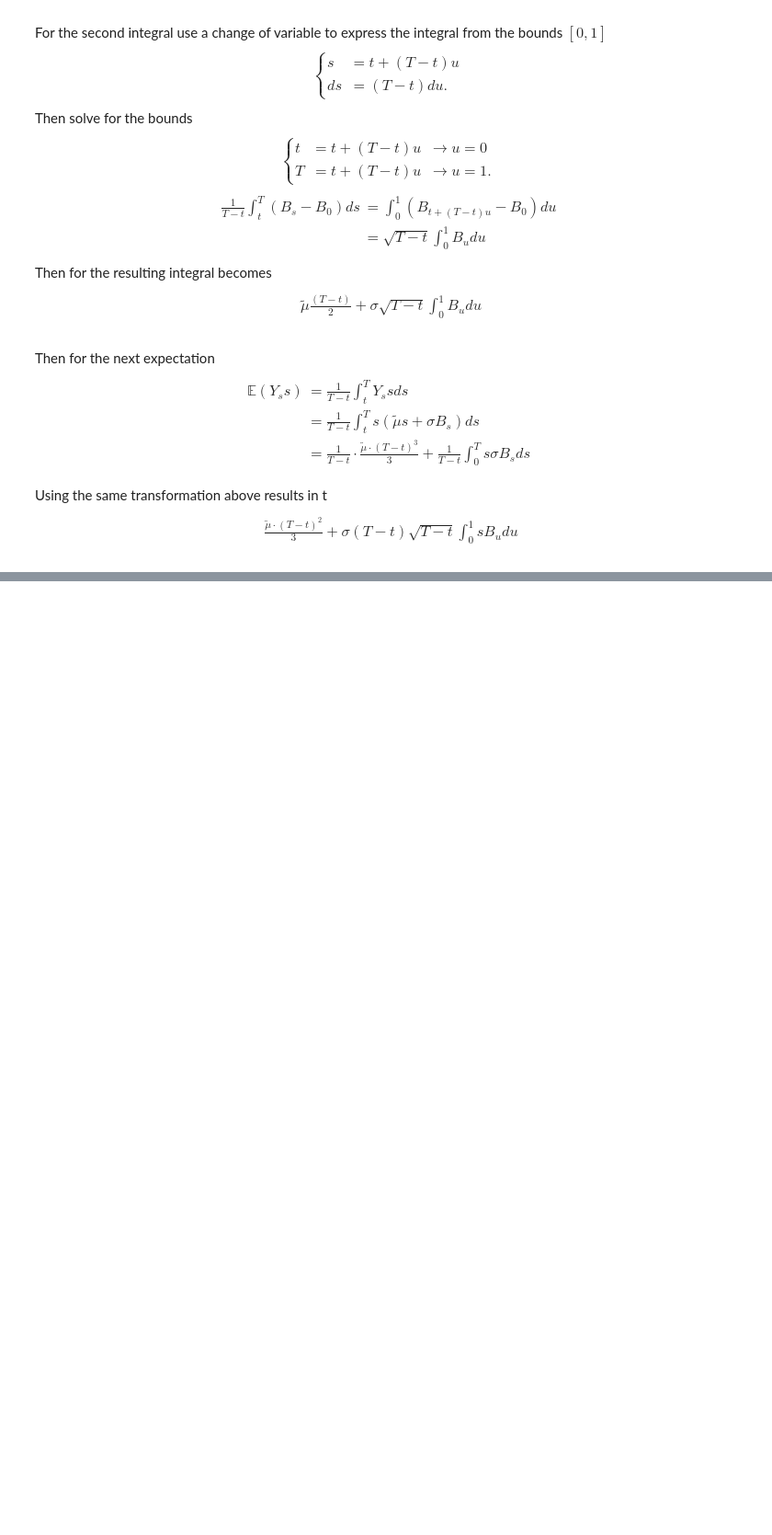
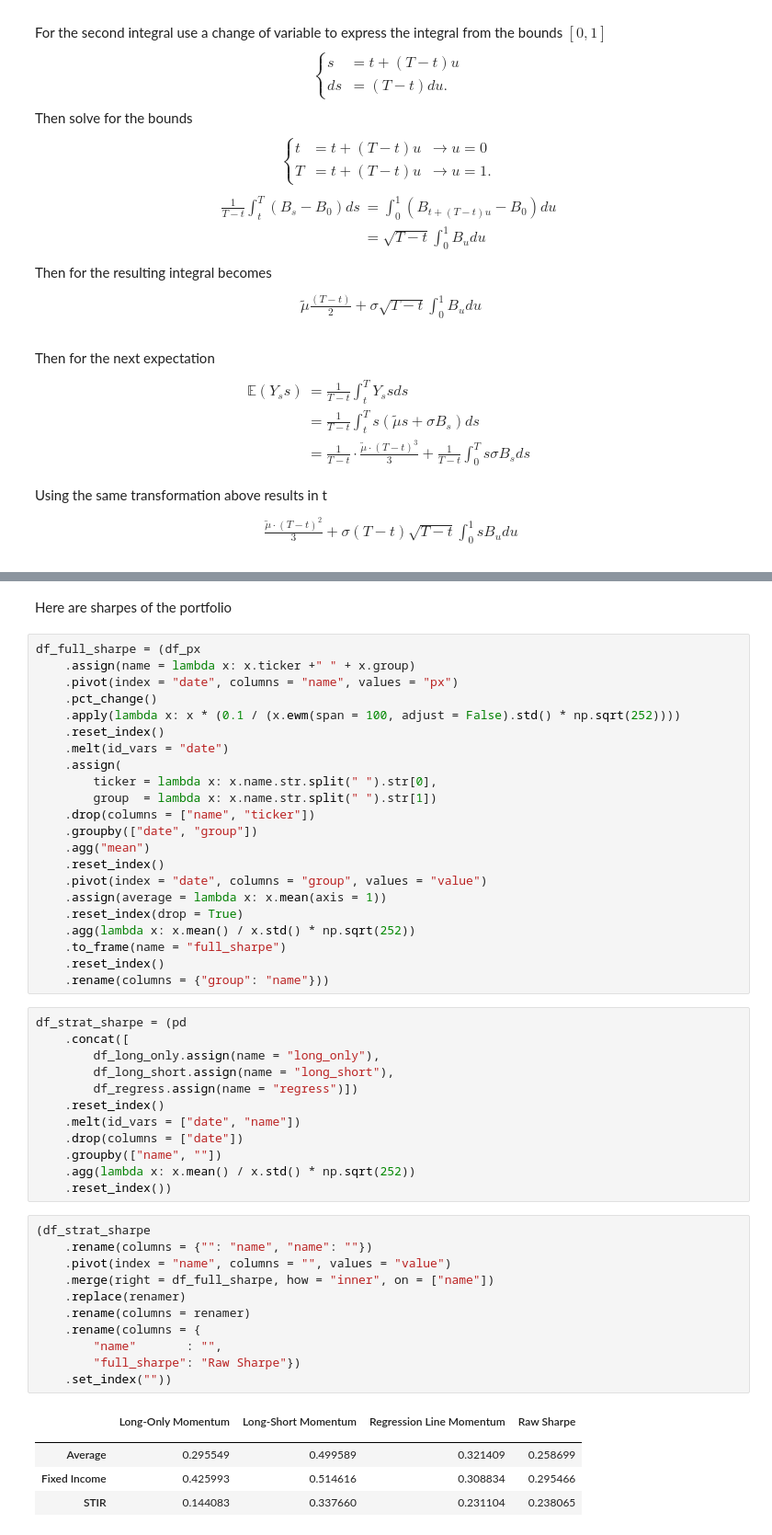
Before and after one commit to diegodalvarez/TrendSystem, a Jupyter notebook: Research/Writeups/SocieteGeneraleRates.ipynb, the cells around one changed output, grey strips where cells are left out. Shown at 92% size. Drawn from its saved outputs; the diff is of its cells as text; blank space fills up the shorter version.

```diff
--- a/Research/Writeups/SocieteGeneraleRates.ipynb
+++ b/Research/Writeups/SocieteGeneraleRates.ipynb
@@ -241,0 +326,53 @@ Using the same transformation above results in t
+# %% [markdown]
+Here are sharpes of the portfolio
+# %%
+df_full_sharpe = (df_px
+    .assign(name = lambda x: x.ticker +" " + x.group)
+    .pivot(index = "date", columns = "name", values = "px")
+    .pct_change()
+    .apply(lambda x: x * (0.1 / (x.ewm(span = 100, adjust = False).std() * np.sqrt(252))))
+    .reset_index()
+    .melt(id_vars = "date")
+    .assign(
+        ticker = lambda x: x.name.str.split(" ").str[0],
+        group  = lambda x: x.name.str.split(" ").str[1])
+    .drop(columns = ["name", "ticker"])
+    .groupby(["date", "group"])
+    .agg("mean")
+    .reset_index()
+    .pivot(index = "date", columns = "group", values = "value")
+    .assign(average = lambda x: x.mean(axis = 1))
+    .reset_index(drop = True)
+    .agg(lambda x: x.mean() / x.std() * np.sqrt(252))
+    .to_frame(name = "full_sharpe")
+    .reset_index()
+    .rename(columns = {"group": "name"}))
+# %%
+df_strat_sharpe = (pd
+    .concat([
+        df_long_only.assign(name = "long_only"),
+        df_long_short.assign(name = "long_short"),
+        df_regress.assign(name = "regress")])
+    .reset_index()
+    .melt(id_vars = ["date", "name"])
+    .drop(columns = ["date"])
+    .groupby(["name", ""])
+    .agg(lambda x: x.mean() / x.std() * np.sqrt(252))
+    .reset_index())
+# %%
+(df_strat_sharpe
+    .rename(columns = {"": "name", "name": ""})
+    .pivot(index = "name", columns = "", values = "value")
+    .merge(right = df_full_sharpe, how = "inner", on = ["name"])
+    .replace(renamer)
+    .rename(columns = renamer)
+    .rename(columns = {
+        "name"       : "",
+        "full_sharpe": "Raw Sharpe"})
+    .set_index(""))
+# %% [output]
+|  | Long-Only Momentum | Long-Short Momentum | Regression Line Momentum | Raw Sharpe |
+|  |  |  |  |  |
+| Average | 0.295549 | 0.499589 | 0.321409 | 0.258699 |
+| Fixed Income | 0.425993 | 0.514616 | 0.308834 | 0.295466 |
+| STIR | 0.144083 | 0.337660 | 0.231104 | 0.238065 |
```
Also changed, not shown: parts of 11 cells of this notebook.
